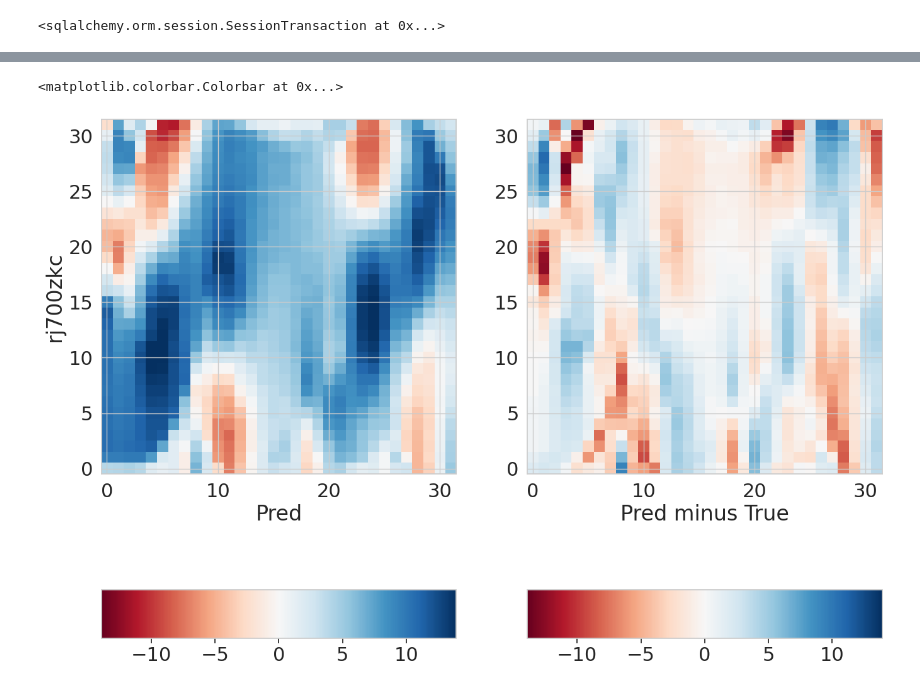
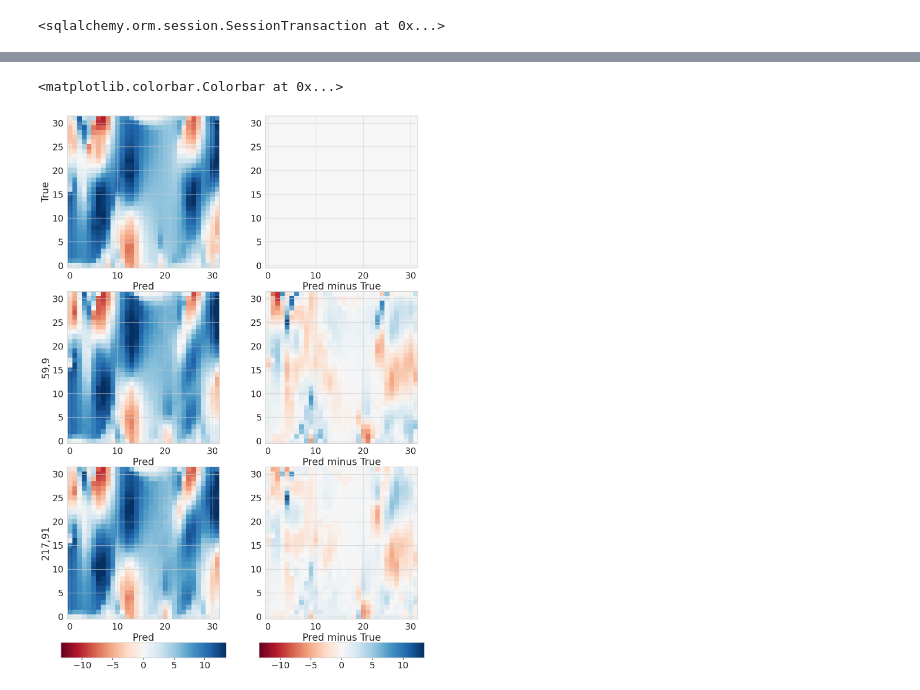
Before and after one commit to reepoi/G-LED, a Jupyter notebook: notebooks/pred_TransformerBackwardFacingStep.ipynb, the cells around one changed output, grey strips where cells are left out. Drawn from its saved outputs; the diff is of its cells as text; code cells hidden in the pictures.

```diff
--- a/notebooks/pred_TransformerBackwardFacingStep.ipynb
+++ b/notebooks/pred_TransformerBackwardFacingStep.ipynb
@@ -46,10 +58,0 @@ shape: (1, 2)
-# %%
-cfgs = db.execute(conf.sa.select(conf.Conf).where(conf.Conf.alt_id.in_(runs.get_column('alt_id'))))
-cfgs = {cfg.alt_id: {'cfg': cfg} for (cfg,) in cfgs}
-reference_cfg = next(iter(cfgs.values()))['cfg']
-downsampler = datasets.Downsampler(reference_cfg.dataset)
-lightning.pytorch.seed_everything(reference_cfg.rng_seed)
-with lightning.pytorch.utilities.seed.isolate_rng():
-    dataset = datasets.get_dataset(reference_cfg.dataset)
-    dataset.prepare_data()
-    dataset.setup('predict')
@@ -58,18 +58,0 @@ Seed set to 2376999025
-# %%
-for v in cfgs.values():
-    cfg = v['cfg']
-    model, ckpt_path = models.get_model(cfg)
-    train_sequential = main_sequential.TrainSequential.load_from_checkpoint(cfg.run_dir/'last.ckpt', cfg=cfg, downsampler=datasets.Downsampler(cfg.dataset), model=model)
-    v['model'] = train_sequential
-# %%
-split = 'val_on_train'
-window_idx = 10
-window = getattr(dataset, split)[window_idx:window_idx+1]
-window_true = downsampler(window)
-window_true_flattened = downsampler(window, flatten_solution=True)
-print(f'True:     {window_true.shape}')
-with torch.no_grad():
-    for k, v in cfgs.items():
-        window_pred = train_sequential.forecast(window.shape[1] - 1, window_true_flattened[:, :1])
-        print(f'{k}: {window_pred.shape}')
-        v['window_pred'] = window_pred
@@ -79,25 +110,25 @@ rj700zkc: torch.Size([1, 450, 2, 32, 32])
 # %%
+trajectory = 0
 time_step = -1
 component = 0
-row_order = [*runs.get_column('alt_id')]
 
-data_true = window_true[0, time_step, component]
+data_true = context[runs.filter(alt_id=TRUE_RUN)['key'][0]]['window_pred'][trajectory, time_step, component]
 p = .01
 v_abs_max = max(np.quantile(data_true, p), np.quantile(data_true, 1 - p))
+
 plot_cfgs = {
-    # 'True': {'window_pred': window_true},
-    **cfgs,
+    k: context[k]['window_pred'][trajectory, time_step, component] for k in runs.get_column('key')
 }
 fig, axs = plt.subplots(figsize=(16, 6 + 6 * len(plot_cfgs)), nrows=len(plot_cfgs) + 1, ncols=2, height_ratios=[*([10] * len(plot_cfgs)), 1])
-for axs_row, (model_id, context) in zip(axs, plot_cfgs.items()):
-    data = context['window_pred'][0, time_step, component]
+for axs_row, (k, data) in zip(axs, plot_cfgs.items()):
     im_out_pred = axs_row[0].imshow(data, cmap='RdBu', origin='lower', vmin=-v_abs_max, vmax=v_abs_max)
+    run = runs.filter(key=k)
     axs_row[0].set_xlabel('Pred')
-    axs_row[0].set_ylabel(model_id)
+    axs_row[0].set_ylabel(run['label'][0])
     im_out_err = axs_row[1].imshow(data - data_true, cmap='RdBu', origin='lower', vmin=-v_abs_max, vmax=v_abs_max)
     axs_row[1].set_xlabel('Pred minus True')
 fig.colorbar(im_out_pred, cax=axs[-1][0], orientation='horizontal')
 fig.colorbar(im_out_err, cax=axs[-1][1], orientation='horizontal')
 # %% [output]
 <matplotlib.colorbar.Colorbar at 0x...>
-[figure, old version]
+[figure, new version]
```
Also changed, not shown: parts of 7 cells of this notebook, 1 other file.
